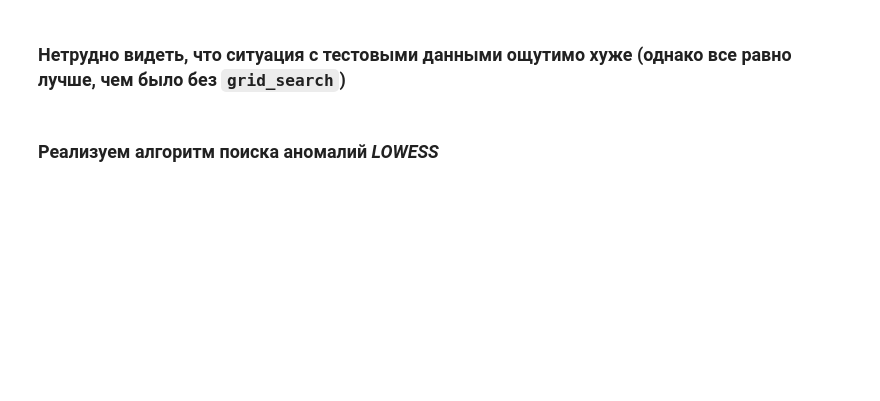
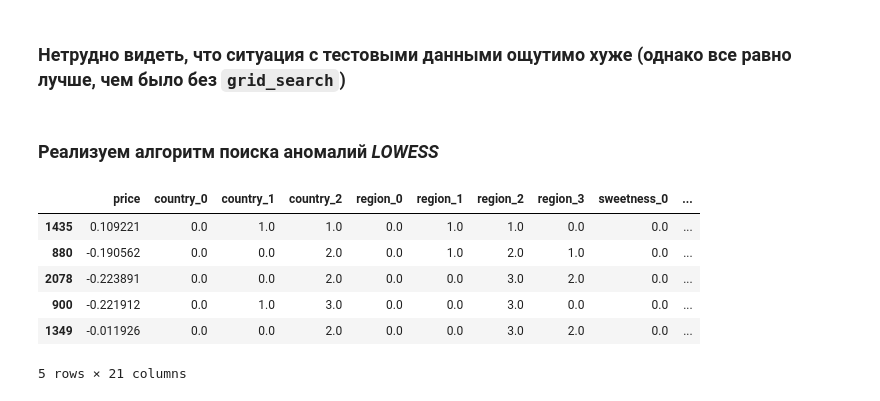
Before and after one commit to awwaw/data_analysis_dataset, a Jupyter notebook: KNN/KNN.ipynb, the cells around one changed output. Cells and saved outputs as stored; diff of their text form; code cells hidden in the pictures; blank space fills up the shorter version.

```diff
--- a/KNN/KNN.ipynb
+++ b/KNN/KNN.ipynb
@@ -485,0 +534,10 @@ def predict_lowess(X: pd.DataFrame, y: pd.Series, params: dict, lowess_kernel: K
+# %%
+X_test.head()
+# %% [output]
+|  | price | country_0 | country_1 | country_2 | region_0 | region_1 | region_2 | region_3 | sweetness_0 | ... |
+| 1435 | 0.109221 | 0.0 | 1.0 | 1.0 | 0.0 | 1.0 | 1.0 | 0.0 | 0.0 | ... |
+| 880 | -0.190562 | 0.0 | 0.0 | 2.0 | 0.0 | 1.0 | 2.0 | 1.0 | 0.0 | ... |
+| 2078 | -0.223891 | 0.0 | 0.0 | 2.0 | 0.0 | 0.0 | 3.0 | 2.0 | 0.0 | ... |
+| 900 | -0.221912 | 0.0 | 1.0 | 3.0 | 0.0 | 0.0 | 3.0 | 0.0 | 0.0 | ... |
+| 1349 | -0.011926 | 0.0 | 0.0 | 2.0 | 0.0 | 0.0 | 3.0 | 2.0 | 0.0 | ... |
+5 rows × 21 columns
```
Also changed, not shown: parts of 27 cells of this notebook.
